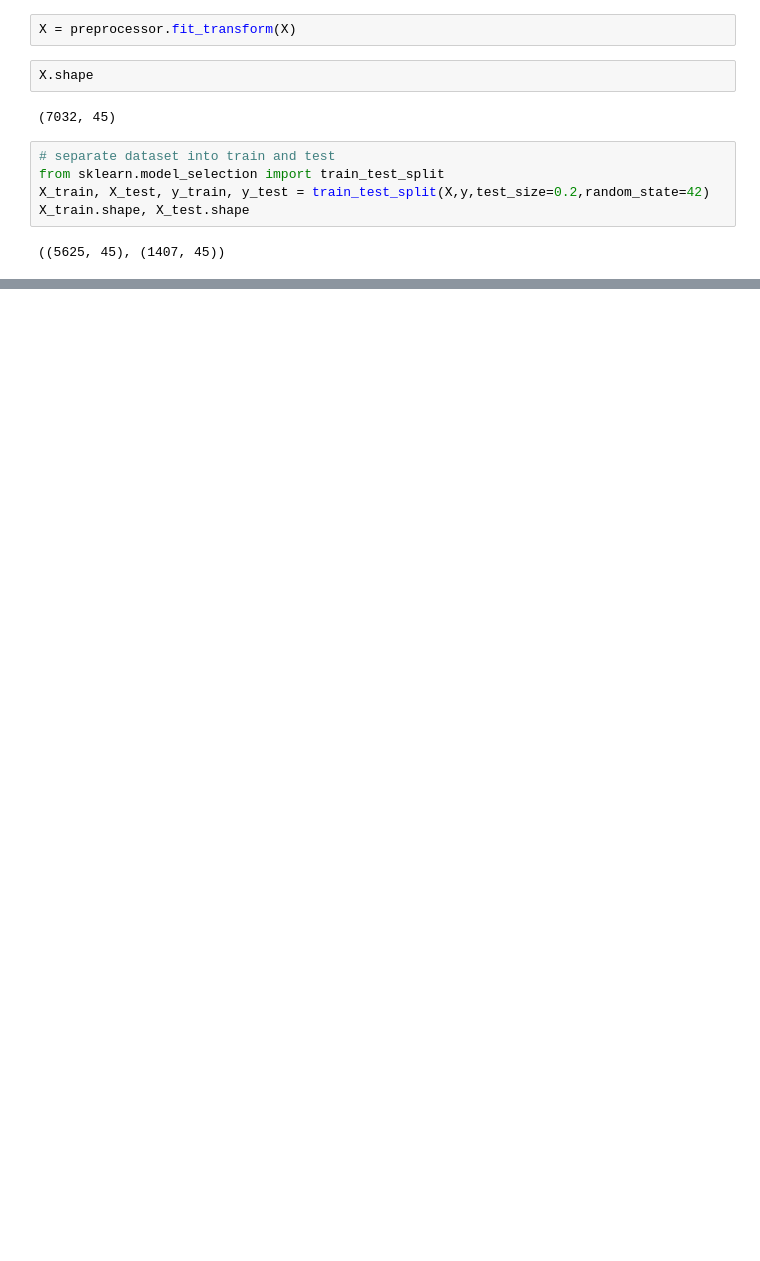
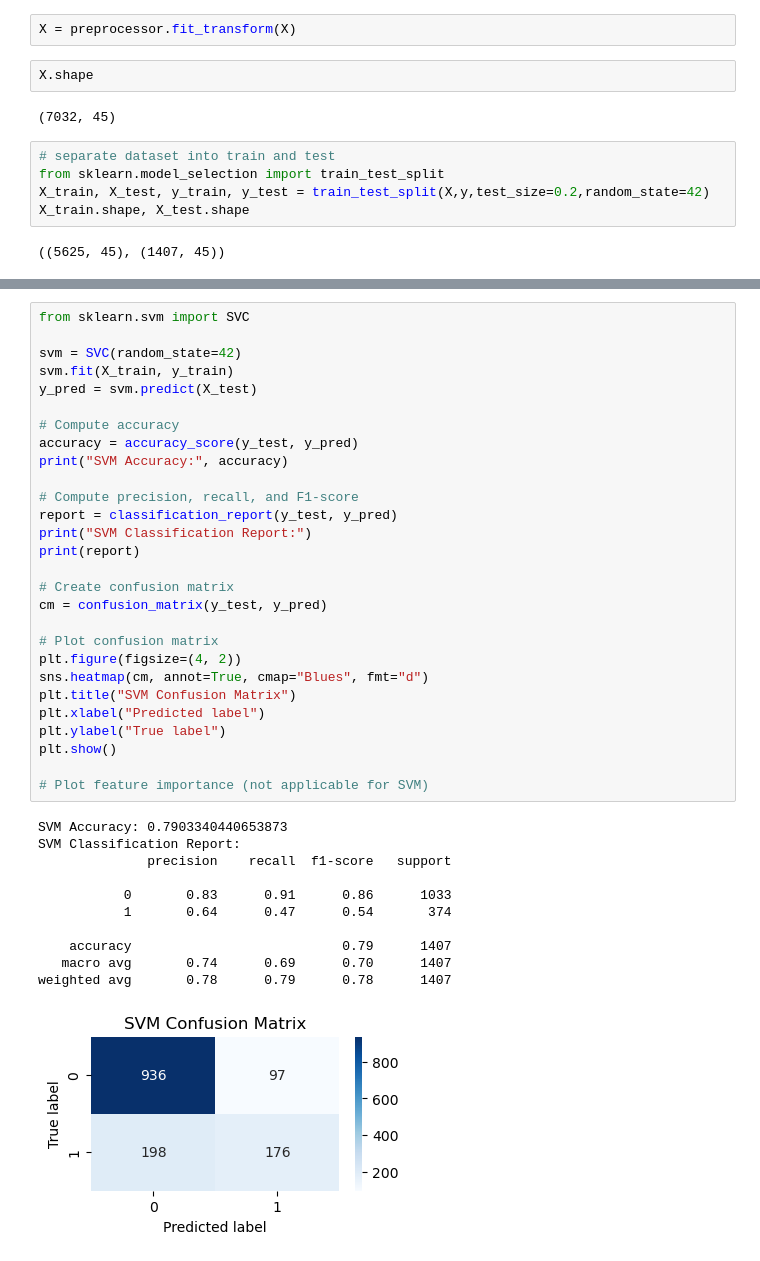
Before and after one commit to makina0928/Getting-started-with-ML, a Jupyter notebook: MODEL_TRAINING.ipynb, the cells around one changed output, grey strips where cells are left out. Drawn from its saved outputs; the diff is of its cells as text; blank space fills up the shorter version.

```diff
--- a/MODEL_TRAINING.ipynb
+++ b/MODEL_TRAINING.ipynb
@@ -210,0 +235,40 @@ NameError: name 'model_train_accuracy' is not defined
+# %%
+from sklearn.svm import SVC
+
+svm = SVC(random_state=42)
+svm.fit(X_train, y_train)
+y_pred = svm.predict(X_test)
+
+# Compute accuracy
+accuracy = accuracy_score(y_test, y_pred)
+print("SVM Accuracy:", accuracy)
+
+# Compute precision, recall, and F1-score
+report = classification_report(y_test, y_pred)
+print("SVM Classification Report:")
+print(report)
+
+# Create confusion matrix
+cm = confusion_matrix(y_test, y_pred)
+
+# Plot confusion matrix
+plt.figure(figsize=(4, 2))
+sns.heatmap(cm, annot=True, cmap="Blues", fmt="d")
+plt.title("SVM Confusion Matrix")
+plt.xlabel("Predicted label")
+plt.ylabel("True label")
+plt.show()
+
+# Plot feature importance (not applicable for SVM)
+# %% [output]
+SVM Accuracy: 0.7903340440653873
+SVM Classification Report:
+              precision    recall  f1-score   support
+
+           0       0.83      0.91      0.86      1033
+           1       0.64      0.47      0.54       374
+
+    accuracy                           0.79      1407
+   macro avg       0.74      0.69      0.70      1407
+weighted avg       0.78      0.79      0.78      1407
+[figure, added]
```
Also changed, not shown: parts of 24 cells of this notebook, 1 other file.
